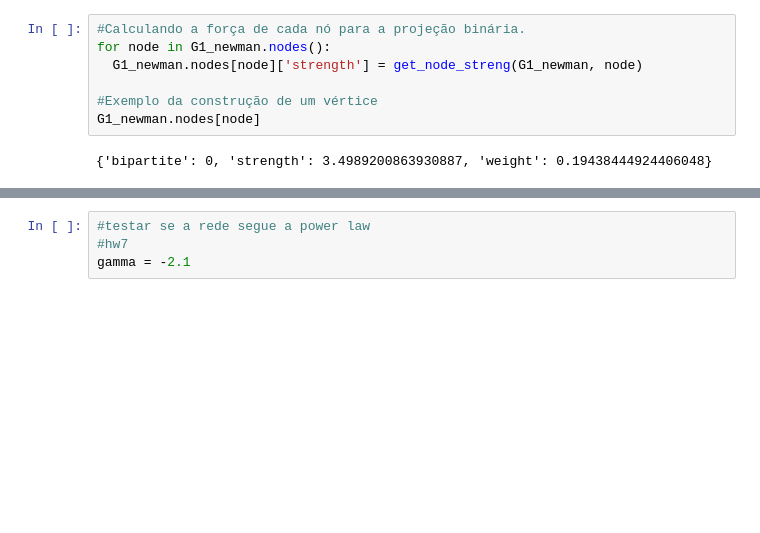
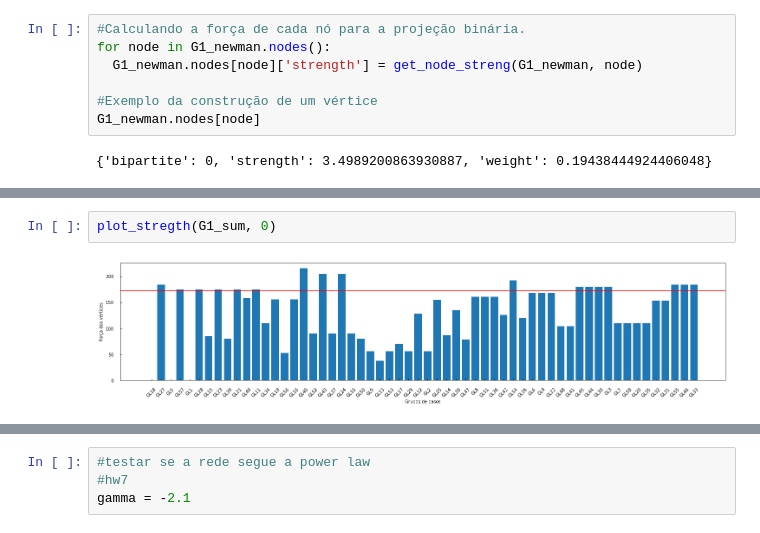
Before and after one commit to lstival/mo826, a Jupyter notebook: P3/P3_MO826.ipynb, the cells around one changed output, grey strips where cells are left out. Drawn from its saved outputs; the diff is of its cells as text; blank space fills up the shorter version.

```diff
--- a/P3/P3_MO826.ipynb
+++ b/P3/P3_MO826.ipynb
@@ -223,0 +281,4 @@ G1_newman.nodes[node]
+# %%
+plot_stregth(G1_sum, 0)
+# %% [output]
+[figure, added]
```
Also changed, not shown: parts of 34 cells of this notebook.
